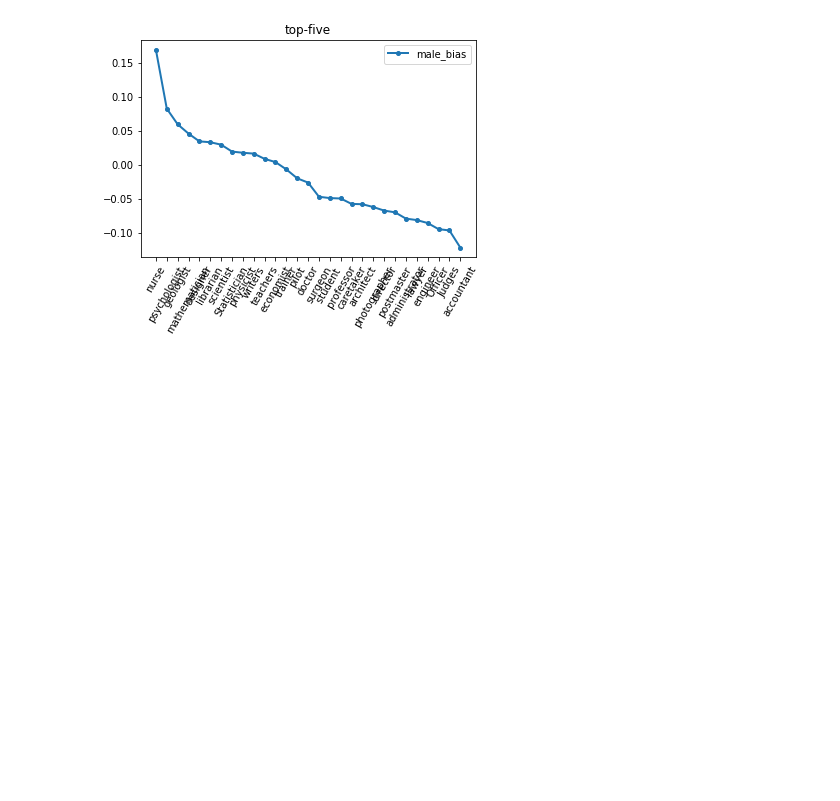
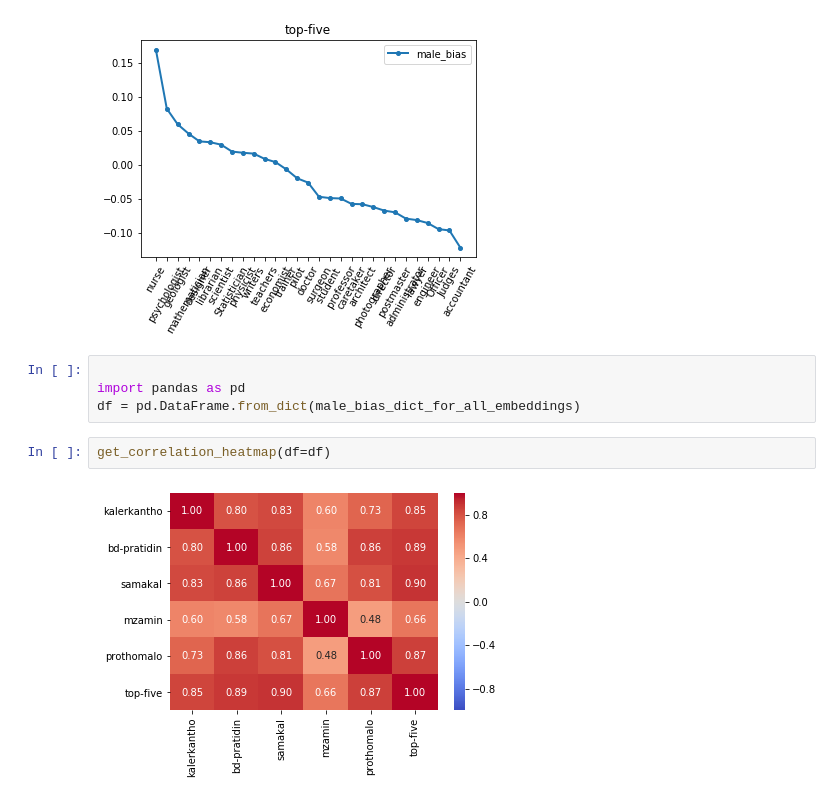
Before and after one commit to facevoid/newspaper-biasness-analysis, a Jupyter notebook: male_female_biasness_calculation.ipynb, the cells around one changed output. Saved outputs shown, nothing was run; the diff lists cells and outputs as text; blank space fills up the shorter version.

Commit message:
correlation and over the years added

```diff
--- a/male_female_biasness_calculation.ipynb
+++ b/male_female_biasness_calculation.ipynb
@@ -62,3 +62,11 @@ get_bias_plot(bias_dict=male_bias_dict_for_all_embeddings, b2e_dict=b2e_dict)
 [figure]
 [figure]
 [figure]
+# %%
+
+import pandas as pd
+df = pd.DataFrame.from_dict(male_bias_dict_for_all_embeddings)
+# %%
+get_correlation_heatmap(df=df)
+# %% [output]
+[figure, added]
```
Also changed, not shown: parts of 1 cell of this notebook, 2 other files.
